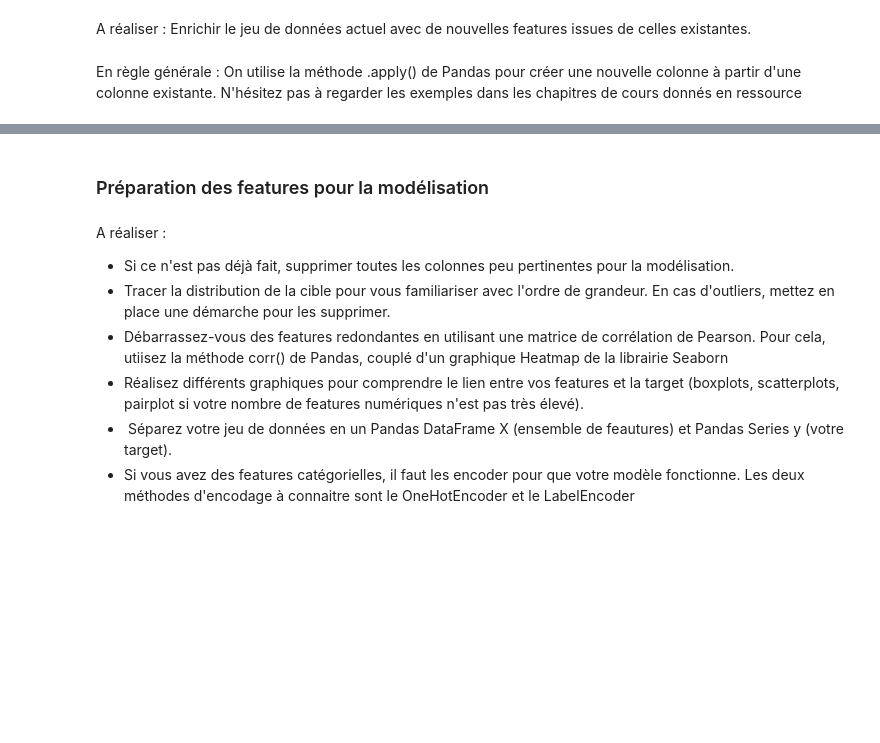
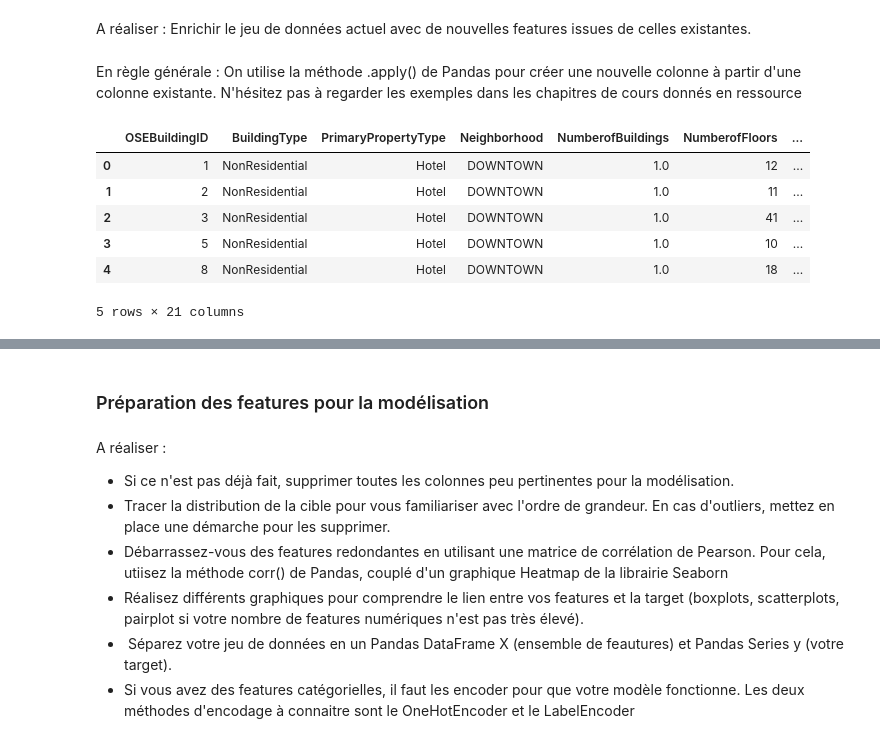
Before and after one commit to Soct/formation_OC, a Jupyter notebook: projet 3/P3_template_modelistation_supervisee_data_scientist.ipynb, the cells around one changed output, grey strips where cells are left out. Saved outputs shown, nothing was run; the diff lists cells and outputs as text; code cells hidden in the pictures; blank space fills up the shorter version.

```diff
--- a/projet 3/P3_template_modelistation_supervisee_data_scientist.ipynb
+++ b/projet 3/P3_template_modelistation_supervisee_data_scientist.ipynb
@@ -137,0 +147,4 @@ building_consumption.drop(building_consumption[building_consumption['NumberofFlo
+# %%
+building_consumption["use_electricity"] = np.where(building_consumption['Electricity(kWh)'] == 0, 0, 1)
+building_consumption["use_steam"] = np.where(building_consumption['SteamUse(kBtu)'] == 0, 0, 1)
+building_consumption["use_natural_gas"] = np.where(building_consumption['NaturalGas(kBtu)'] == 0, 0, 1)
@@ -137,0 +155,11 @@ building_consumption.drop(building_consumption[building_consumption['NumberofFlo
+# %%
+def compare_values(row):
+    max_value = max(row['Electricity(kBtu)'], row['SteamUse(kBtu)'], row['NaturalGas(kBtu)'])
+    if max_value == row['Electricity(kBtu)']:
+        return 'electricity'
+    elif max_value == row['SteamUse(kBtu)']:
+        return 'steam'
+    else:
+        return 'natural_gas'
+
+building_consumption['main_power_source'] = building_consumption.apply(compare_values, axis=1)
@@ -137,0 +168,6 @@ building_consumption.drop(building_consumption[building_consumption['NumberofFlo
+# %%
+building_consumption.drop(building_consumption[building_consumption['ComplianceStatus'] != "Compliant"].index, inplace=True)
+building_consumption.drop(building_consumption[
+    building_consumption['Outlier'].notnull()].index, inplace=True)
+
+#une fois la colonne "clean" on la drop, il n'y a aucune info utile dedans
@@ -167,17 +228,16 @@ En règle générale : On utilise la méthode .apply() de Pandas pour créer une
 # %%
 # CODE FEATURE ENGINEERING
 column_drop = ['DataYear',
+               'PropertyName',
+               'Address',
                'City',
                'State',
                'ZipCode',
                'CouncilDistrictCode',
-               'Neighborhood',
+
                'Latitude',
                'Longitude',
-               'PropertyGFATotal',
-               'PropertyGFAParking',
                'ListOfAllPropertyUseTypes',
-               'LargestPropertyUseTypeGFA',
                'SecondLargestPropertyUseType',
                'SecondLargestPropertyUseTypeGFA',
                'ThirdLargestPropertyUseType',
@@ -185,7 +245,29 @@ column_drop = ['DataYear',
                'YearsENERGYSTARCertified',
                'Comments',
                'TaxParcelIdentificationNumber',
+               'YearBuilt',
+               'ComplianceStatus',
                'Outlier',
-               'YearBuilt',
+               'SiteEUI(kBtu/sf)',
+               'SiteEUIWN(kBtu/sf)',
+               'SourceEUI(kBtu/sf)',
+               'SourceEUIWN(kBtu/sf)',
+               #'SiteEnergyUse(kBtu)',
+               'SiteEnergyUseWN(kBtu)',
+               'SteamUse(kBtu)',
+               'Electricity(kWh)',
+               'Electricity(kBtu)',
+               'NaturalGas(therms)',
+               'NaturalGas(kBtu)'
                ]
 building_consumption_w_drop = building_consumption.drop(column_drop, axis=1)
+# %%
+building_consumption_w_drop.head()
+# %% [output]
+|  | OSEBuildingID | BuildingType | PrimaryPropertyType | Neighborhood | NumberofBuildings | NumberofFloors | ... |
+| 0 | 1 | NonResidential | Hotel | DOWNTOWN | 1.0 | 12 | ... |
+| 1 | 2 | NonResidential | Hotel | DOWNTOWN | 1.0 | 11 | ... |
+| 2 | 3 | NonResidential | Hotel | DOWNTOWN | 1.0 | 41 | ... |
+| 3 | 5 | NonResidential | Hotel | DOWNTOWN | 1.0 | 10 | ... |
+| 4 | 8 | NonResidential | Hotel | DOWNTOWN | 1.0 | 18 | ... |
+5 rows × 21 columns
```
Also changed, not shown: parts of 10 cells of this notebook, 3 other files.
